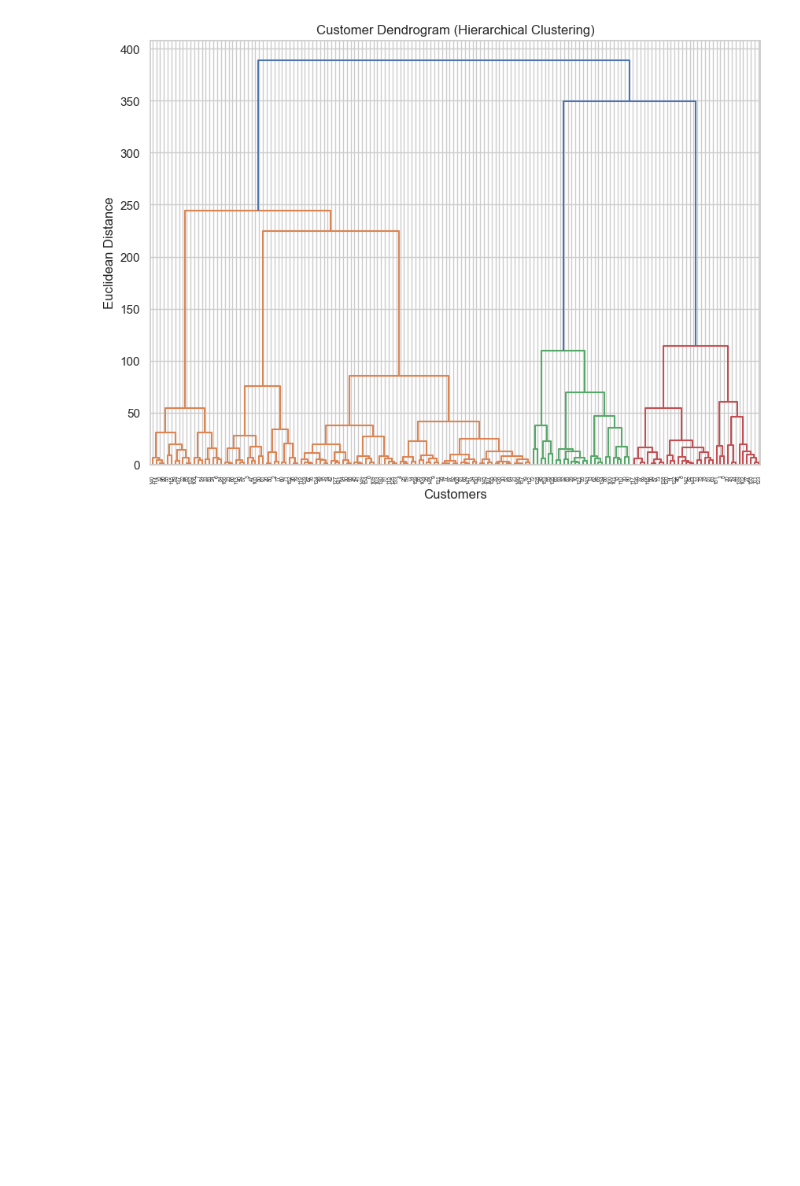
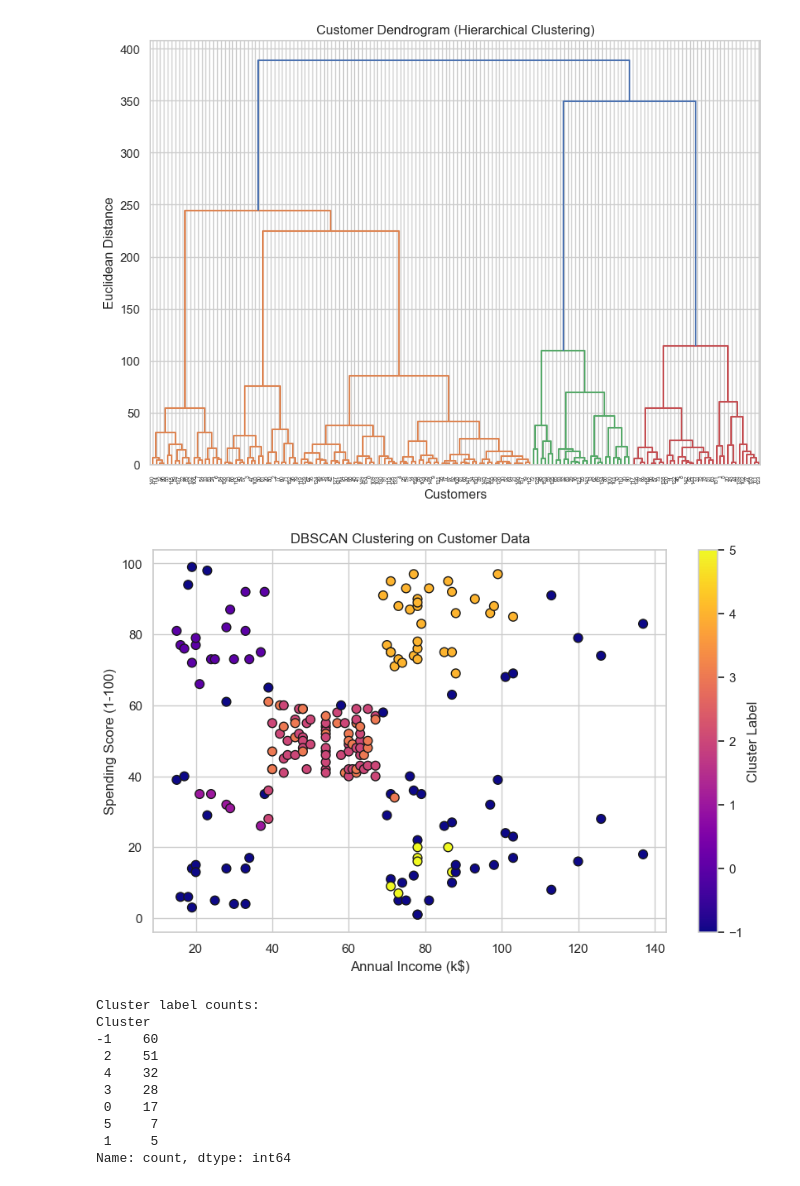
Before and after one commit to Ahilya7570/ML_ASSIGNMENTS, a Jupyter notebook: ASSIGNMENT_5/ASSIGNMENT_5.ipynb, the cells around one changed output. Saved outputs shown, nothing was run; the diff lists cells and outputs as text; code cells hidden in the pictures; blank space fills up the shorter version.

```diff
--- a/ASSIGNMENT_5/ASSIGNMENT_5.ipynb
+++ b/ASSIGNMENT_5/ASSIGNMENT_5.ipynb
@@ -168,3 +169,46 @@ plt.grid(True)
 plt.show()
 # %% [output]
 [figure]
+# %%
+X = df[['Age', 'Income', 'Score']]
+
+# Normalize the data
+scaler = StandardScaler()
+X_scaled = scaler.fit_transform(X)
+
+# Apply DBSCAN
+dbscan = DBSCAN(eps=0.5, min_samples=5)
+dbscan.fit(X_scaled)
+
+# Add cluster labels to DataFrame
+df['Cluster'] = dbscan.labels_
+
+# Plot using updated column names
+import matplotlib.pyplot as plt
+
+plt.figure(figsize=(10, 6))
+scatter = plt.scatter(df['Income'], df['Score'],
+                      c=df['Cluster'], cmap='plasma', s=60, edgecolor='k')
+
+plt.title('DBSCAN Clustering on Customer Data')
+plt.xlabel('Annual Income (k$)')
+plt.ylabel('Spending Score (1-100)')
+plt.colorbar(label='Cluster Label')
+plt.grid(True)
+plt.show()
+
+# Show cluster distribution
+print("Cluster label counts:")
+print(df['Cluster'].value_counts())
+# %% [output]
+[figure, added]
+Cluster label counts:
+Cluster
+-1    60
+ 2    51
+ 4    32
+ 3    28
+ 0    17
+ 5     7
+ 1     5
+Name: count, dtype: int64
```
Also changed, not shown: parts of 2 cells of this notebook.
